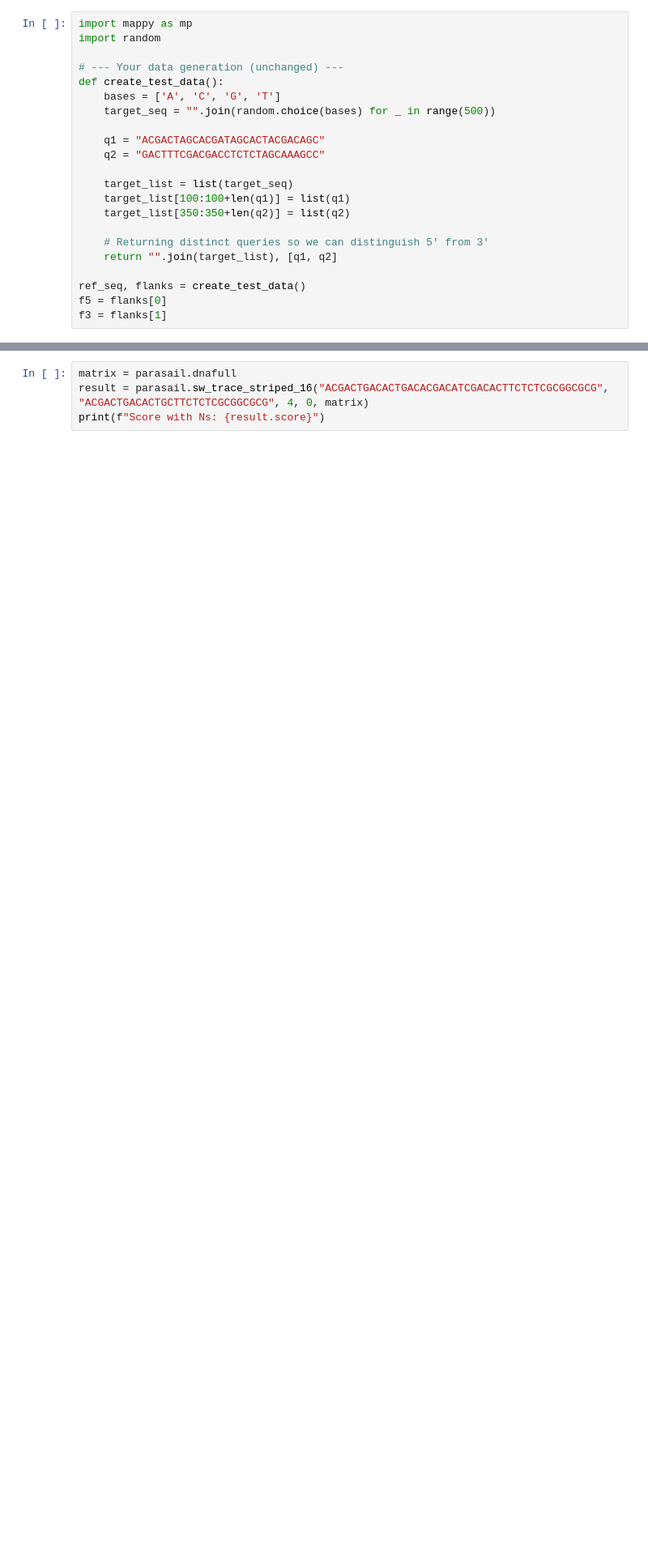
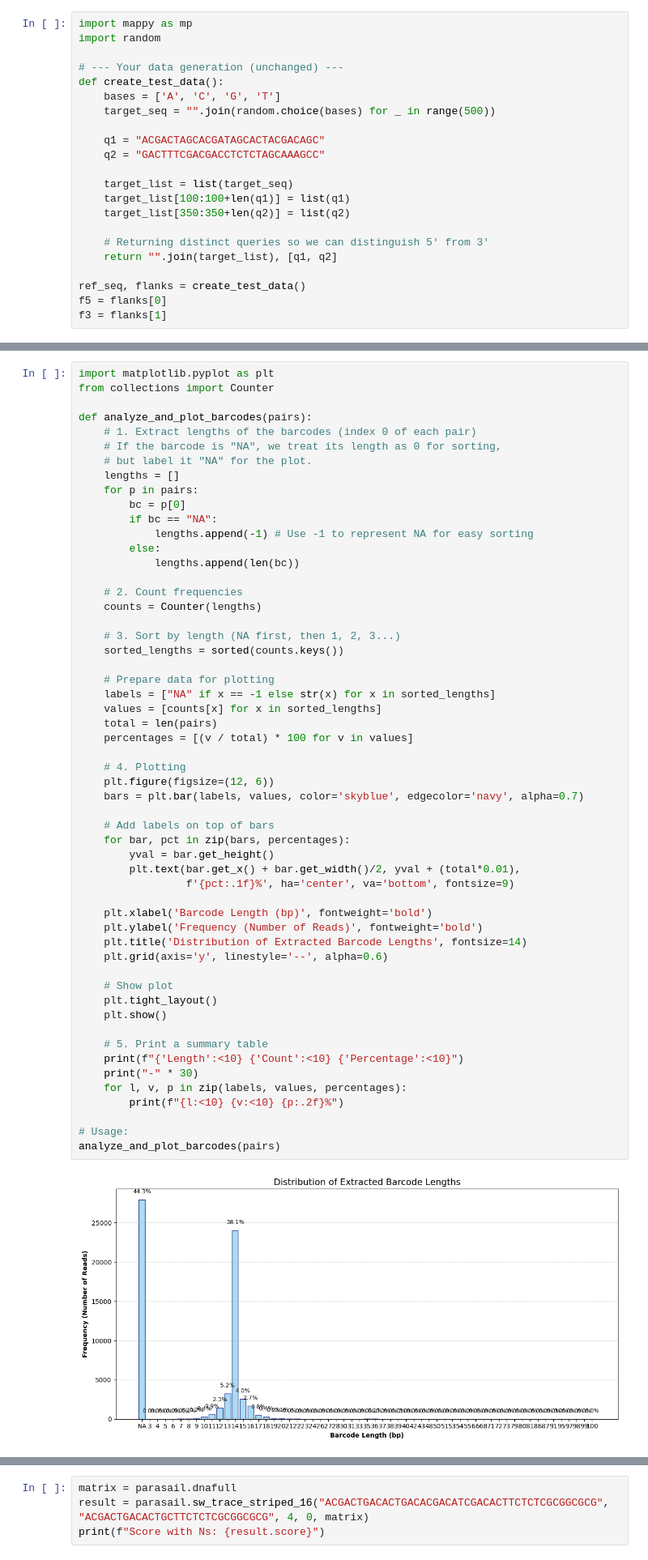
Before and after one commit to Delayed-Gitification/nano_tools, a Jupyter notebook: mappy test.ipynb, the cells around one changed output, grey strips where cells are left out. Shown at 81% size. Cells and saved outputs as stored; diff of their text form; blank space fills up the shorter version.

```diff
--- a/mappy test.ipynb
+++ b/mappy test.ipynb
@@ -161,0 +287,57 @@ Read_ID BC_Status       BC_Seq  Ins_Status      Ins_Seq
+# %%
+import matplotlib.pyplot as plt
+from collections import Counter
+
+def analyze_and_plot_barcodes(pairs):
+    # 1. Extract lengths of the barcodes (index 0 of each pair)
+    # If the barcode is "NA", we treat its length as 0 for sorting,
+    # but label it "NA" for the plot.
+    lengths = []
+    for p in pairs:
+        bc = p[0]
+        if bc == "NA":
+            lengths.append(-1) # Use -1 to represent NA for easy sorting
+        else:
+            lengths.append(len(bc))
+
+    # 2. Count frequencies
+    counts = Counter(lengths)
+
+    # 3. Sort by length (NA first, then 1, 2, 3...)
+    sorted_lengths = sorted(counts.keys())
+
+    # Prepare data for plotting
+    labels = ["NA" if x == -1 else str(x) for x in sorted_lengths]
+    values = [counts[x] for x in sorted_lengths]
+    total = len(pairs)
+    percentages = [(v / total) * 100 for v in values]
+
+    # 4. Plotting
+    plt.figure(figsize=(12, 6))
+    bars = plt.bar(labels, values, color='skyblue', edgecolor='navy', alpha=0.7)
+
+    # Add labels on top of bars
+    for bar, pct in zip(bars, percentages):
+        yval = bar.get_height()
+        plt.text(bar.get_x() + bar.get_width()/2, yval + (total*0.01),
+                 f'{pct:.1f}%', ha='center', va='bottom', fontsize=9)
+
+    plt.xlabel('Barcode Length (bp)', fontweight='bold')
+    plt.ylabel('Frequency (Number of Reads)', fontweight='bold')
+    plt.title('Distribution of Extracted Barcode Lengths', fontsize=14)
+    plt.grid(axis='y', linestyle='--', alpha=0.6)
+
+    # Show plot
+    plt.tight_layout()
+    plt.show()
+
+    # 5. Print a summary table
+    print(f"{'Length':<10} {'Count':<10} {'Percentage':<10}")
+    print("-" * 30)
+    for l, v, p in zip(labels, values, percentages):
+        print(f"{l:<10} {v:<10} {p:.2f}%")
+
+# Usage:
+analyze_and_plot_barcodes(pairs)
+# %% [output]
+[figure, added]
```
Also changed, not shown: parts of 8 cells of this notebook, 2 other files.
